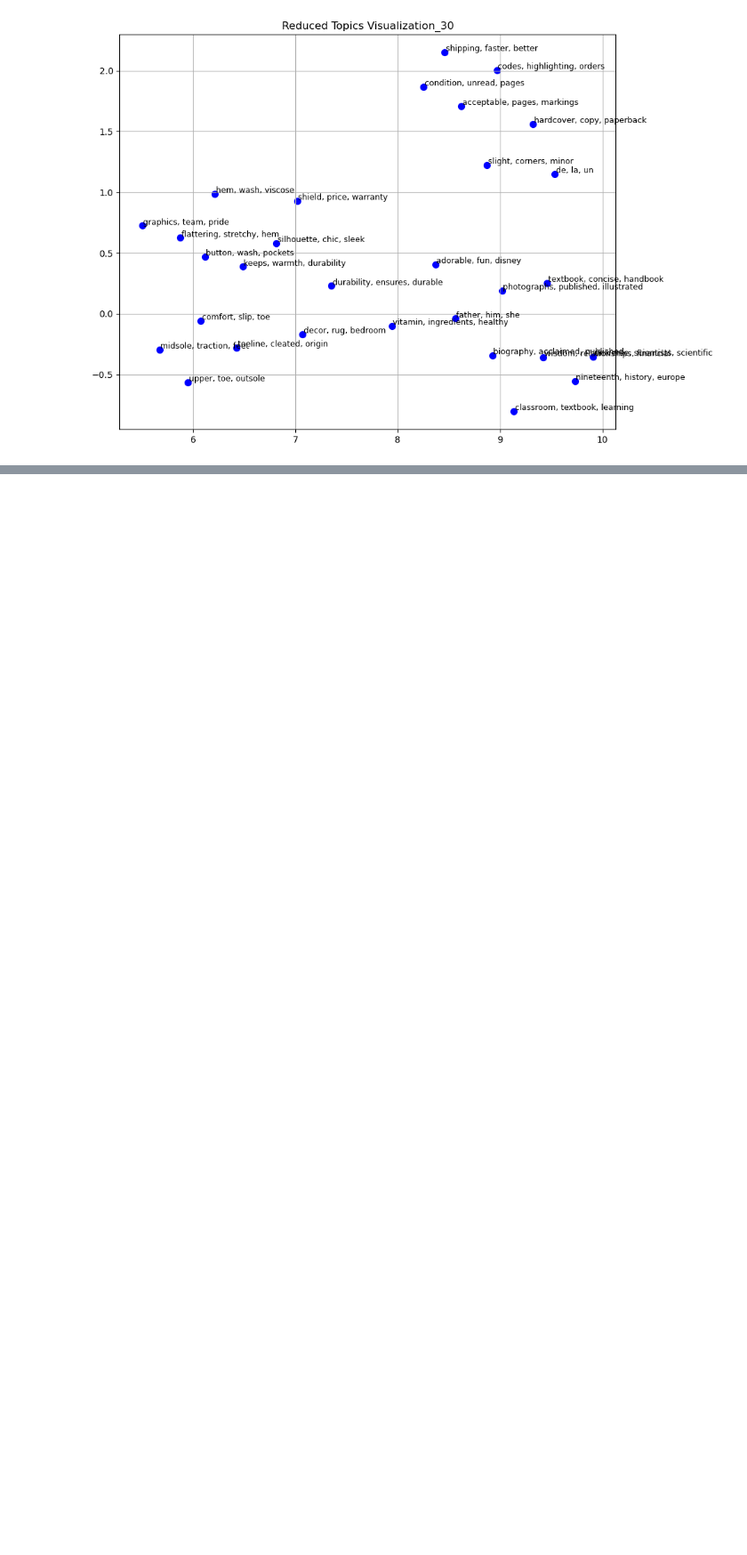
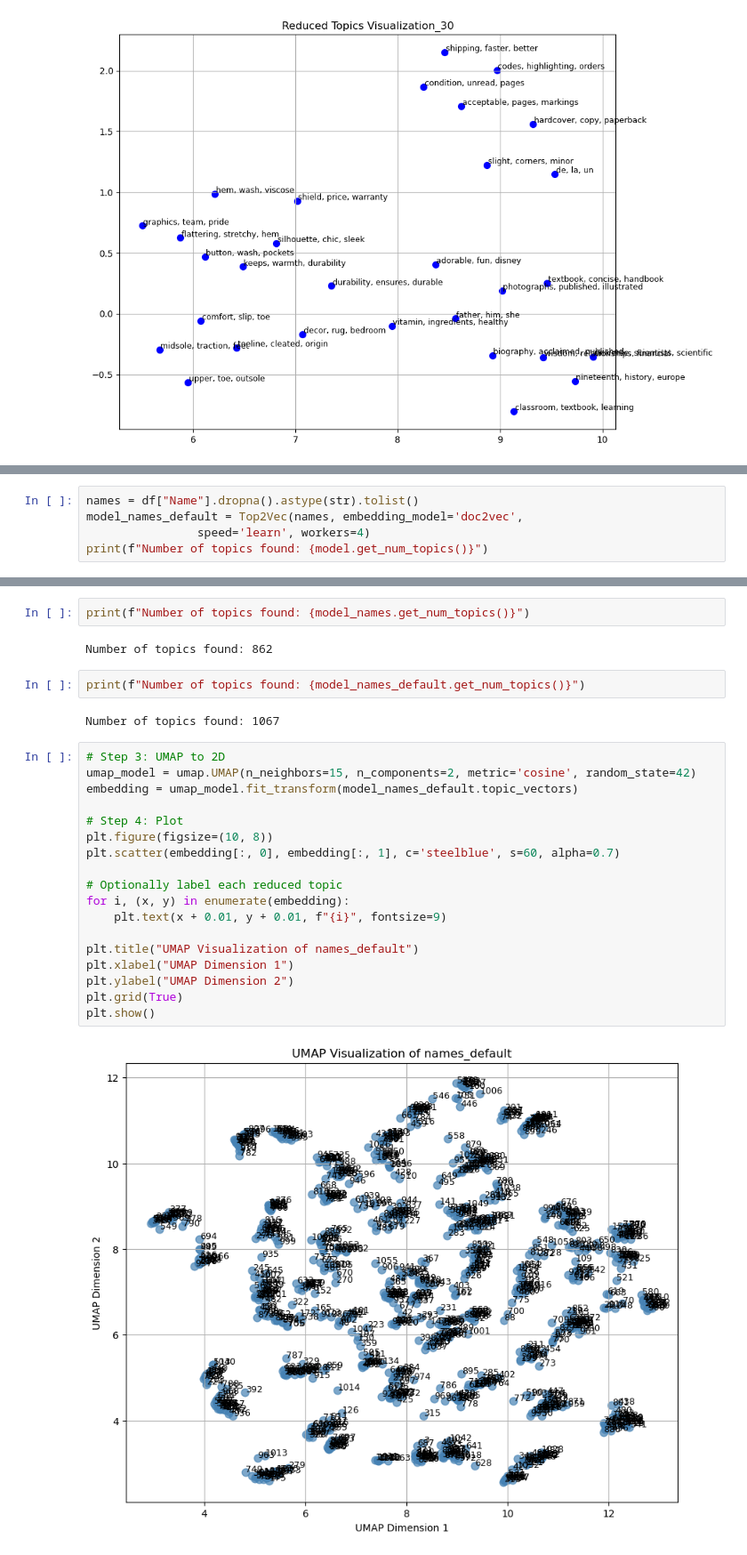
Before and after one commit to FinlyWealth/mds-finly-search, a Jupyter notebook: notebook/eda_cluster_top2vec.ipynb, the cells around one changed output, grey strips where cells are left out. Shown at 89% size. Saved outputs shown, nothing was run; the diff lists cells and outputs as text; blank space fills up the shorter version.

```diff
--- a/notebook/eda_cluster_top2vec.ipynb
+++ b/notebook/eda_cluster_top2vec.ipynb
@@ -246,0 +336,5 @@ plt.show()
+# %%
+names = df["Name"].dropna().astype(str).tolist()
+model_names_default = Top2Vec(names, embedding_model='doc2vec',
+                speed='learn', workers=4)
+print(f"Number of topics found: {model.get_num_topics()}")
@@ -246,0 +348,28 @@ plt.show()
+# %%
+print(f"Number of topics found: {model_names.get_num_topics()}")
+# %% [output]
+Number of topics found: 862
+# %%
+print(f"Number of topics found: {model_names_default.get_num_topics()}")
+# %% [output]
+Number of topics found: 1067
+# %%
+# Step 3: UMAP to 2D
+umap_model = umap.UMAP(n_neighbors=15, n_components=2, metric='cosine', random_state=42)
+embedding = umap_model.fit_transform(model_names_default.topic_vectors)
+
+# Step 4: Plot
+plt.figure(figsize=(10, 8))
+plt.scatter(embedding[:, 0], embedding[:, 1], c='steelblue', s=60, alpha=0.7)
+
+# Optionally label each reduced topic
+for i, (x, y) in enumerate(embedding):
+    plt.text(x + 0.01, y + 0.01, f"{i}", fontsize=9)
+
+plt.title("UMAP Visualization of names_default")
+plt.xlabel("UMAP Dimension 1")
+plt.ylabel("UMAP Dimension 2")
+plt.grid(True)
+plt.show()
+# %% [output]
+[figure, added]
```
Also changed, not shown: parts of 9 cells of this notebook.
